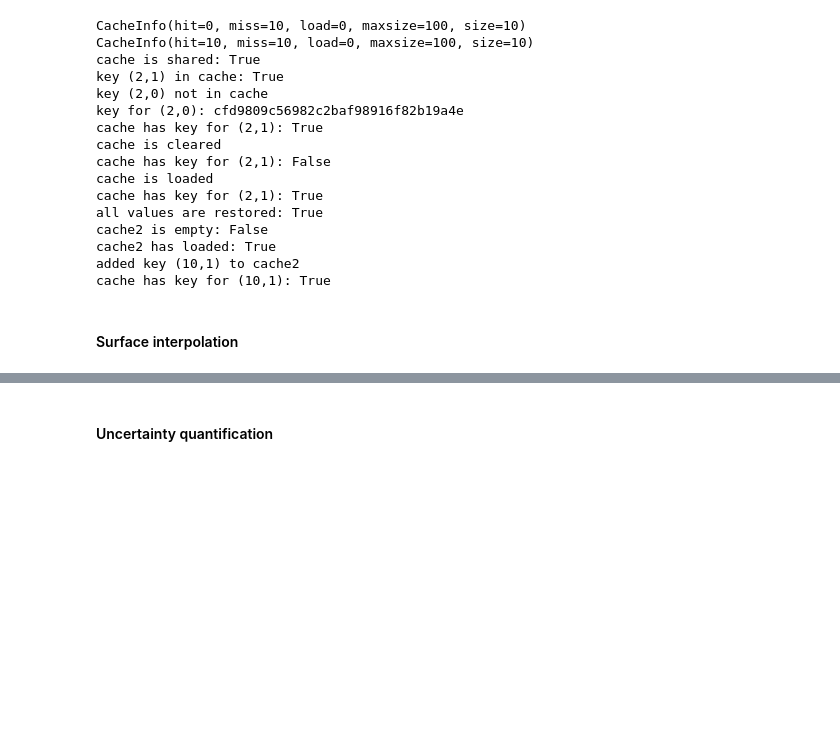
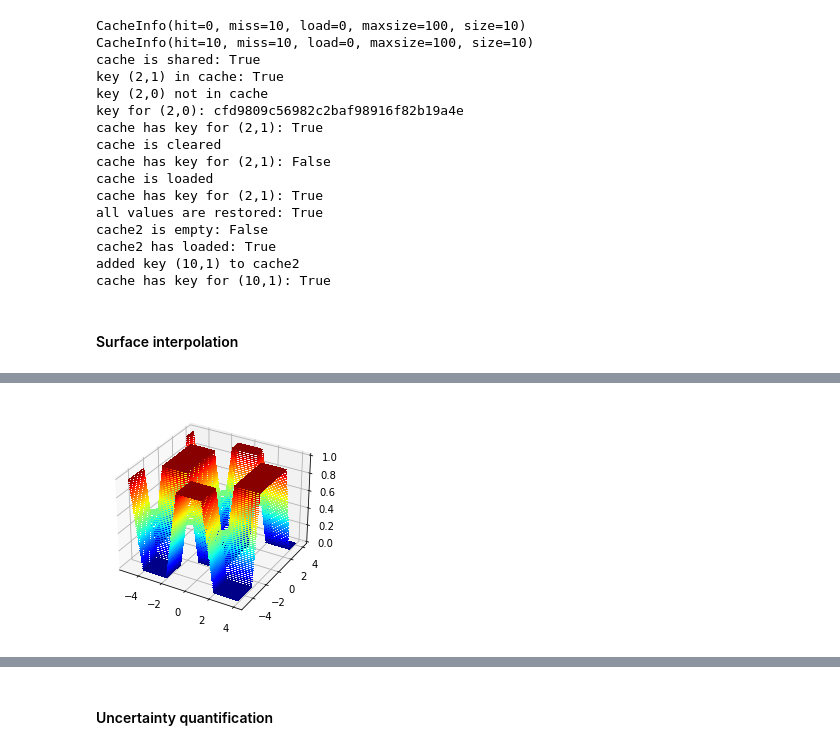
Before and after one commit to mmckerns/tlkmys, a Jupyter notebook: mystic.ipynb, the cells around one changed output, grey strips where cells are left out. Saved outputs shown, nothing was run; the diff lists cells and outputs as text; code cells hidden in the pictures; blank space fills up the shorter version.

```diff
--- a/mystic.ipynb
+++ b/mystic.ipynb
@@ -628,0 +780,27 @@ cache has key for (10,1): True
+# %%
+import mystic as my
+import mystic.models as mm
+import mystic.cache as mc
+import mystic.math.interpolate as mi
+import mystic.samplers as ms
+
+bounds = 2*[(-5.0,5.0)]
+
+# connect the model function to a caching archive
+model = mc.cached(archive='griewangk')(mm.griewangk)
+
+# sample points from a Gaussian distribution
+s = ms.BuckshotSampler(bounds, model, 3000)
+s.sample()
+
+# read the archive from the model's cache, and interpolate
+c = model.__cache__()
+f = mi.interpf(list(c.keys()), list(c.values()), method='thin_plate')
+
+# convert f(*x) to f(x)
+approx = mi._to_objective(f)
+
+# plot the interpolated function
+my.model_plotter(approx, depth=True, fill=True, bounds='-5:5,-5:5')
+# %% [output]
+[figure, added]
```
Also changed, not shown: parts of 24 cells of this notebook, 1 other file.
